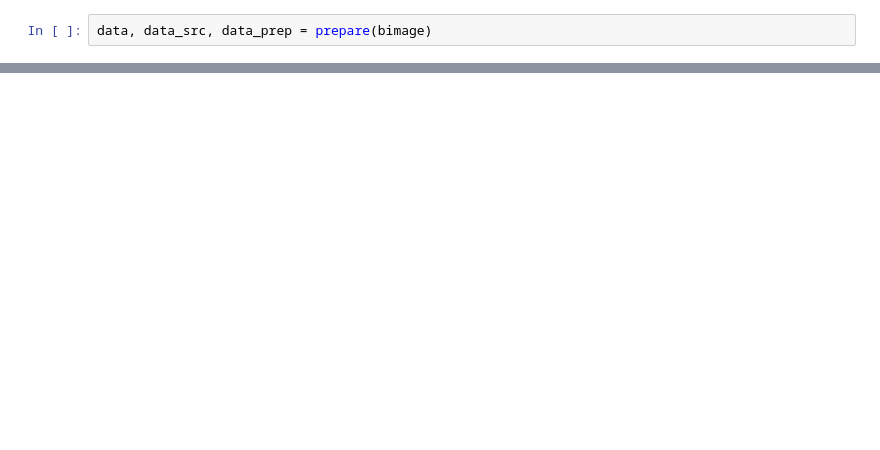
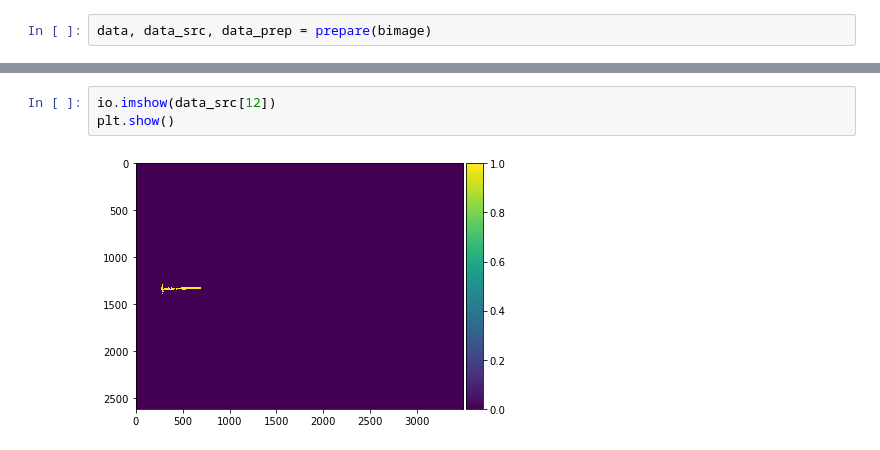
Before and after one commit to atercygnus/notches, a Jupyter notebook: make_sample.ipynb, the cells around one changed output, grey strips where cells are left out. Drawn from its saved outputs; the diff is of its cells as text; blank space fills up the shorter version.

```diff
--- a/make_sample.ipynb
+++ b/make_sample.ipynb
@@ -92,0 +113,5 @@ data, data_src, data_prep = prepare(bimage)
+# %%
+io.imshow(data_src[12])
+plt.show()
+# %% [output]
+[figure, added]
```
Also changed, not shown: parts of 9 cells of this notebook.
